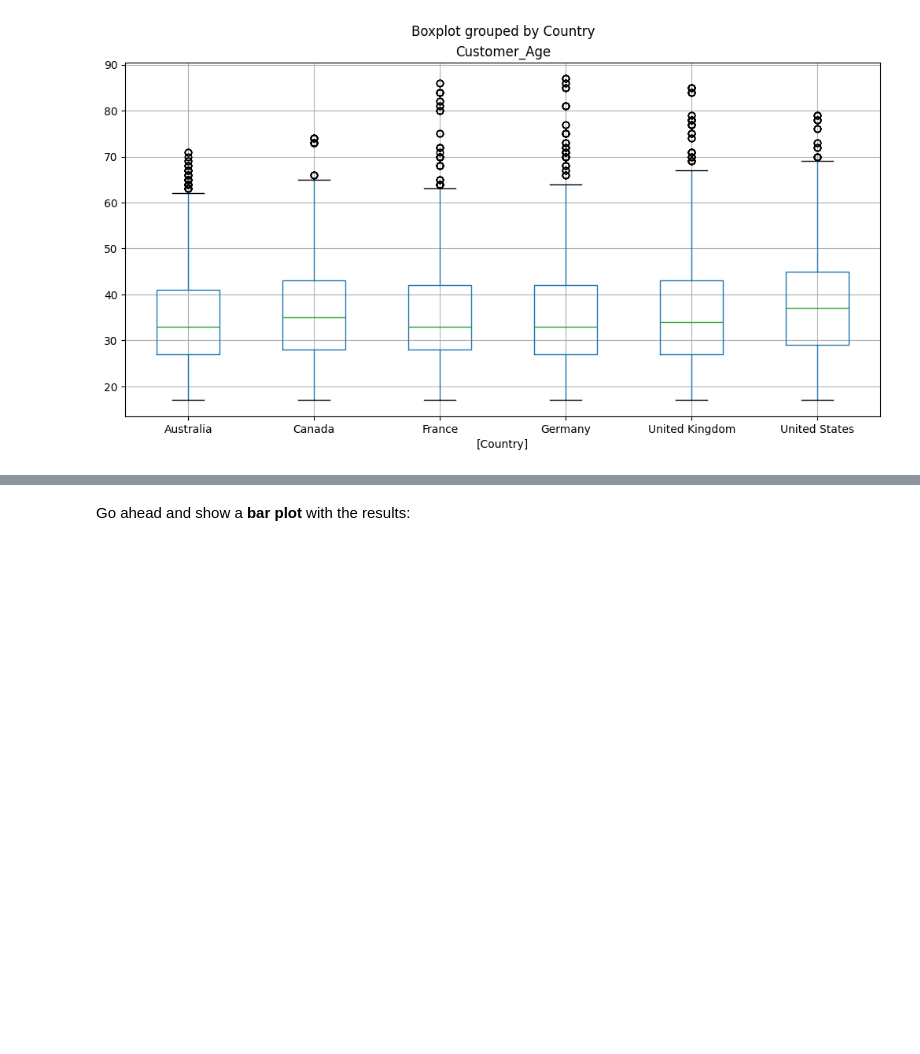
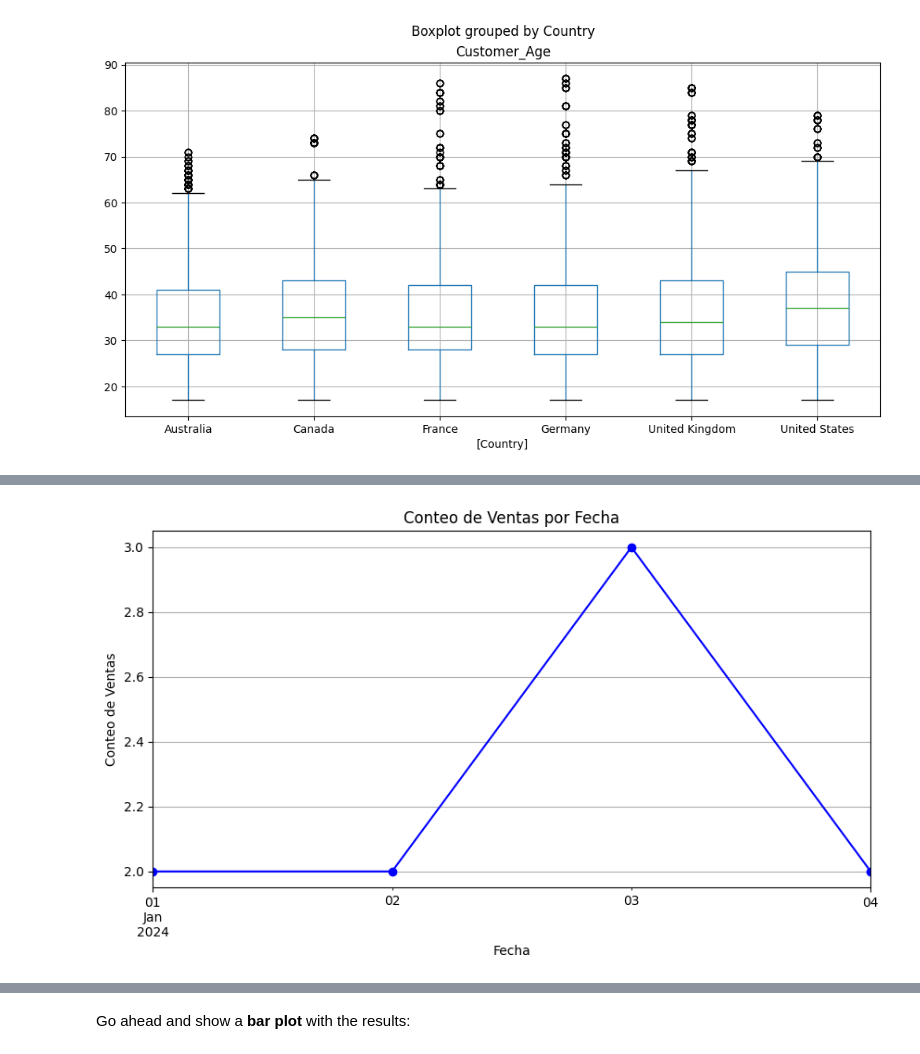
Before and after one commit to Enybyy/Data-Analyst, a Jupyter notebook: FreeCodeCamp/Exercises_1.ipynb, the cells around one changed output, grey strips where cells are left out. Saved outputs shown, nothing was run; the diff lists cells and outputs as text; code cells hidden in the pictures; blank space fills up the shorter version.

```diff
--- a/FreeCodeCamp/Exercises_1.ipynb
+++ b/FreeCodeCamp/Exercises_1.ipynb
@@ -277,5 +302,35 @@ sales['Calculated_Date'].head()
 ### How did sales evolve through the years?
 
 Show a <b>line plot</b> using `Calculated_Date` column as the x-axis and the count of sales as the y-axis.
+# %%
+import pandas as pd
+import matplotlib.pyplot as plt
+
+# Crear un DataFrame de ejemplo
+data = {
+    'Calculated_Date': [
+        '2024-01-01', '2024-01-01', '2024-01-02',
+        '2024-01-02', '2024-01-03', '2024-01-03',
+        '2024-01-03', '2024-01-04', '2024-01-04'
+    ]
+}
+
+df = pd.DataFrame(data)
+
+# Convertir 'Calculated_Date' a datetime
+df['Calculated_Date'] = pd.to_datetime(df['Calculated_Date'])
+
+# Contar las ventas por fecha usando value_counts y ordenar por fecha
+sales_count = df['Calculated_Date'].value_counts().sort_index()
+
+# Crear el gráfico de líneas
+sales_count.plot(kind='line', figsize=(10, 5), marker='o', color='b')
+plt.title('Conteo de Ventas por Fecha')
+plt.xlabel('Fecha')
+plt.ylabel('Conteo de Ventas')
+plt.grid(True)
+plt.show()
+# %% [output]
+[figure, added]
 # %%
 # your code goes here
```
Also changed, not shown: parts of 28 cells of this notebook.
